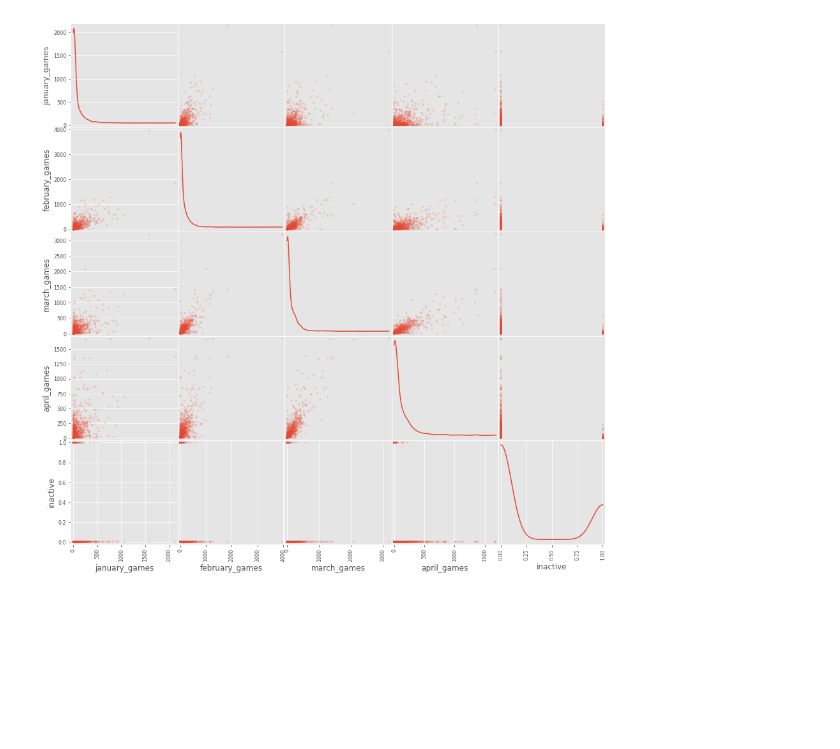
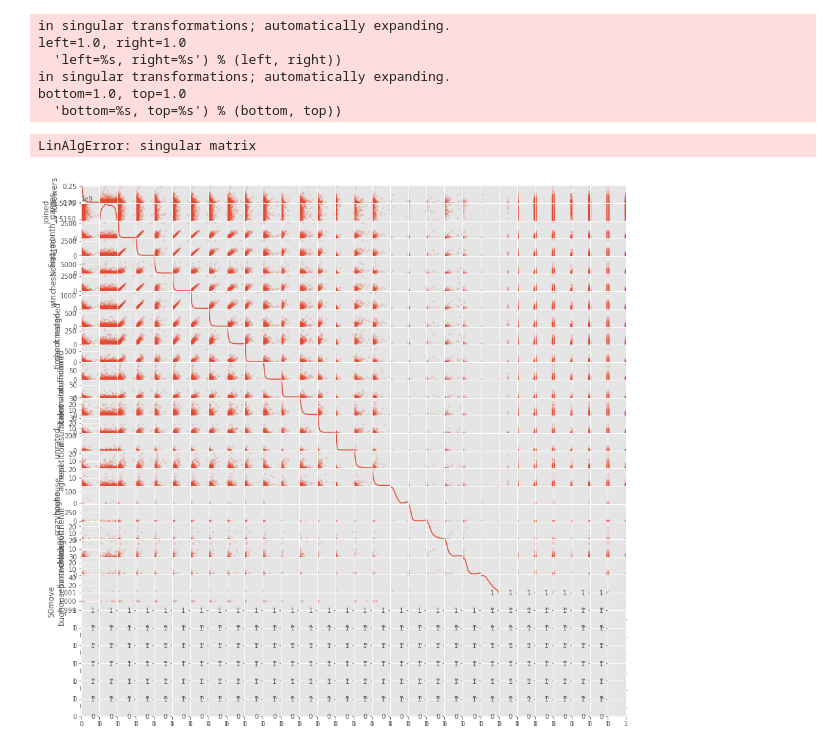
Before and after one commit to Bmcgarry194/ChessStyle, a Jupyter notebook: Chess_EDA.ipynb, the cells around one changed output. Cells and saved outputs as stored; diff of their text form; code cells hidden in the pictures; blank space fills up the shorter version.

```diff
--- a/Chess_EDA.ipynb
+++ b/Chess_EDA.ipynb
@@ -322,7 +328,14 @@ df.fillna(0)
 # %%
-scatter_matrix(df[['january_games', 'february_games', 'march_games', 'april_games', 'inactive']], alpha=0.2, figsize=(15, 15), diagonal='kde');
+scatter_matrix(df, alpha=0.2, figsize=(15, 15), diagonal='kde');
 # %% [output]
+in singular transformations; automatically expanding.
+left=1.0, right=1.0
+  'left=%s, right=%s') % (left, right))
+in singular transformations; automatically expanding.
+bottom=1.0, top=1.0
+  'bottom=%s, top=%s') % (bottom, top))
+LinAlgError: singular matrix
-[figure, old version]
+[figure, new version]
 # %%
 def rf_best_features(X, y, n_features):
 
```
Also changed, not shown: parts of 10 cells of this notebook, 1 other file.
